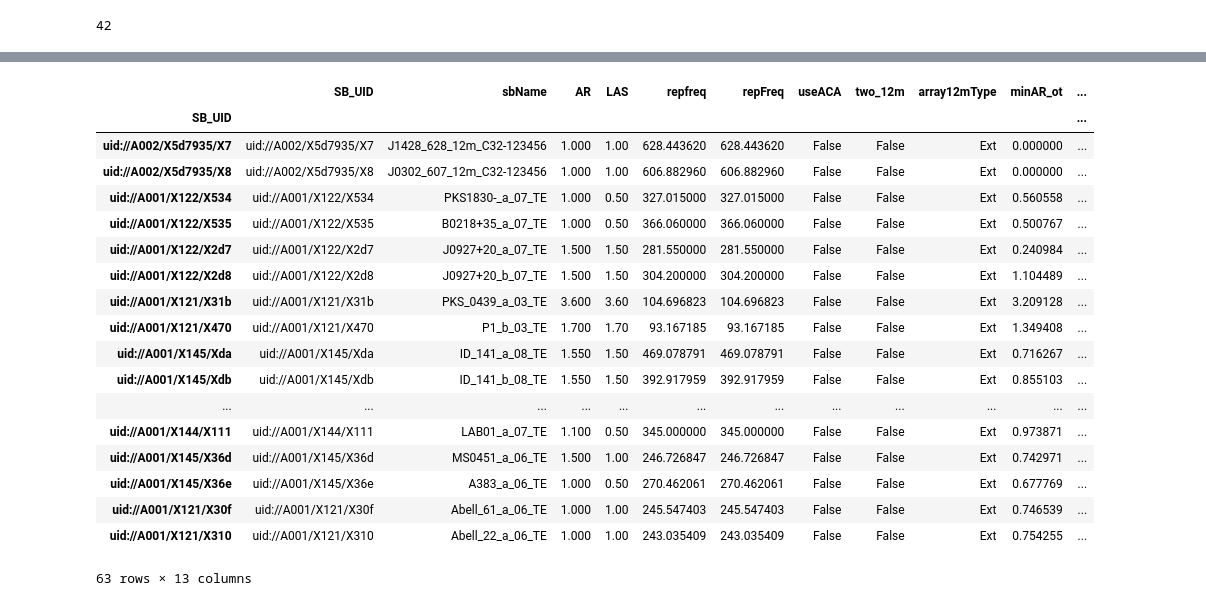
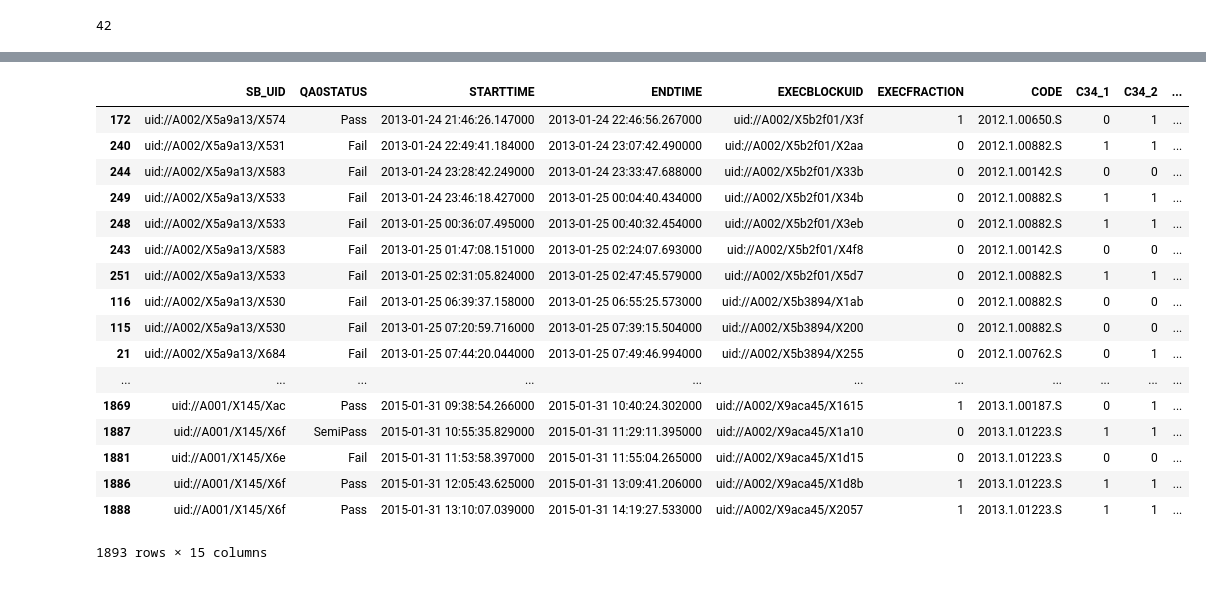
Before and after one commit to itoledoc/notebook, a Jupyter notebook: apa_nb.ipynb, the cells around one changed output, grey strips where cells are left out. Cells and saved outputs as stored; diff of their text form; code cells hidden in the pictures.

```diff
--- a/apa_nb.ipynb
+++ b/apa_nb.ipynb
@@ -118,7 +92,3 @@ dtype: object
 # %%
-check = pd.merge(
-    datas.summary_sb.query('phase == "II" and array == "TWELVE-M"'),
-    datas.sciencegoals[['SG_ID', 'useACA', 'isPointSource', 'two_12m']],
-    on='SG_ID',how='left').sort('SG_ID')[
-      ['sbName','AR', 'LAS', 'useACA','two_12m', 'repfreq', 'minArrayAR', 'maxArrayAR', 'AR100GHz', 'LAS100GHz', 'minArrayAR100GHz',
-       'maxArrayAR100GHz', 'array12mType', 'isPointSource', 'C34_1','C34_2','C34_3','C34_4','C34_5','C34_6','C34_7']]
+phaseii = datas.summary_sb.query('phase == "II" and array == "TWELVE-M"')[
+    ['SB_UID','CODE','C34_1','C34_2','C34_3','C34_4','C34_5','C34_6','C34_7']]
@@ -192,22 +95,25 @@ py.ylabel('Array AR [100GHz]')
-# %%
-ardf.query('LAS and LAS != 0')
-# %% [output]
-|  | SB_UID | sbName | AR | LAS | repfreq | repFreq | useACA | two_12m | array12mType | minAR_ot | ... |
-| SB_UID |  |  |  |  |  |  |  |  |  |  | ... |
-| uid://A002/X5d7935/X7 | uid://A002/X5d7935/X7 | J1428_628_12m_C32-123456 | 1.000 | 1.00 | 628.443620 | 628.443620 | False | False | Ext | 0.000000 | ... |
-| uid://A002/X5d7935/X8 | uid://A002/X5d7935/X8 | J0302_607_12m_C32-123456 | 1.000 | 1.00 | 606.882960 | 606.882960 | False | False | Ext | 0.000000 | ... |
-| uid://A001/X122/X534 | uid://A001/X122/X534 | PKS1830-_a_07_TE | 1.000 | 0.50 | 327.015000 | 327.015000 | False | False | Ext | 0.560558 | ... |
-| uid://A001/X122/X535 | uid://A001/X122/X535 | B0218+35_a_07_TE | 1.000 | 0.50 | 366.060000 | 366.060000 | False | False | Ext | 0.500767 | ... |
-| uid://A001/X122/X2d7 | uid://A001/X122/X2d7 | J0927+20_a_07_TE | 1.500 | 1.50 | 281.550000 | 281.550000 | False | False | Ext | 0.240984 | ... |
-| uid://A001/X122/X2d8 | uid://A001/X122/X2d8 | J0927+20_b_07_TE | 1.500 | 1.50 | 304.200000 | 304.200000 | False | False | Ext | 1.104489 | ... |
-| uid://A001/X121/X31b | uid://A001/X121/X31b | PKS_0439_a_03_TE | 3.600 | 3.60 | 104.696823 | 104.696823 | False | False | Ext | 3.209128 | ... |
-| uid://A001/X121/X470 | uid://A001/X121/X470 | P1_b_03_TE | 1.700 | 1.70 | 93.167185 | 93.167185 | False | False | Ext | 1.349408 | ... |
-| uid://A001/X145/Xda | uid://A001/X145/Xda | ID_141_a_08_TE | 1.550 | 1.50 | 469.078791 | 469.078791 | False | False | Ext | 0.716267 | ... |
-| uid://A001/X145/Xdb | uid://A001/X145/Xdb | ID_141_b_08_TE | 1.550 | 1.50 | 392.917959 | 392.917959 | False | False | Ext | 0.855103 | ... |
-| ... | ... | ... | ... | ... | ... | ... | ... | ... | ... | ... | ... |
-| uid://A001/X144/X111 | uid://A001/X144/X111 | LAB01_a_07_TE | 1.100 | 0.50 | 345.000000 | 345.000000 | False | False | Ext | 0.973871 | ... |
-| uid://A001/X145/X36d | uid://A001/X145/X36d | MS0451_a_06_TE | 1.500 | 1.00 | 246.726847 | 246.726847 | False | False | Ext | 0.742971 | ... |
-| uid://A001/X145/X36e | uid://A001/X145/X36e | A383_a_06_TE | 1.000 | 0.50 | 270.462061 | 270.462061 | False | False | Ext | 0.677769 | ... |
-| uid://A001/X121/X30f | uid://A001/X121/X30f | Abell_61_a_06_TE | 1.000 | 1.00 | 245.547403 | 245.547403 | False | False | Ext | 0.746539 | ... |
-| uid://A001/X121/X310 | uid://A001/X121/X310 | Abell_22_a_06_TE | 1.000 | 1.00 | 243.035409 | 243.035409 | False | False | Ext | 0.754255 | ... |
-63 rows × 13 columns
+# %%
+exe_history = pd.merge(datas.aqua_execblock, phaseii, on='SB_UID').sort('STARTTIME')
+# %%
+exe_history['EXECTIME'] = exe_history.ENDTIME - exe_history.STARTTIME
+# %%
+exe_history
+# %% [output]
+|  | SB_UID | QA0STATUS | STARTTIME | ENDTIME | EXECBLOCKUID | EXECFRACTION | CODE | C34_1 | C34_2 | ... |
+| 172 | uid://A002/X5a9a13/X574 | Pass | 2013-01-24 21:46:26.147000 | 2013-01-24 22:46:56.267000 | uid://A002/X5b2f01/X3f | 1 | 2012.1.00650.S | 0 | 1 | ... |
+| 240 | uid://A002/X5a9a13/X531 | Fail | 2013-01-24 22:49:41.184000 | 2013-01-24 23:07:42.490000 | uid://A002/X5b2f01/X2aa | 0 | 2012.1.00882.S | 1 | 1 | ... |
+| 244 | uid://A002/X5a9a13/X583 | Fail | 2013-01-24 23:28:42.249000 | 2013-01-24 23:33:47.688000 | uid://A002/X5b2f01/X33b | 0 | 2012.1.00142.S | 0 | 0 | ... |
+| 249 | uid://A002/X5a9a13/X533 | Fail | 2013-01-24 23:46:18.427000 | 2013-01-25 00:04:40.434000 | uid://A002/X5b2f01/X34b | 0 | 2012.1.00882.S | 1 | 1 | ... |
+| 248 | uid://A002/X5a9a13/X533 | Fail | 2013-01-25 00:36:07.495000 | 2013-01-25 00:40:32.454000 | uid://A002/X5b2f01/X3eb | 0 | 2012.1.00882.S | 1 | 1 | ... |
+| 243 | uid://A002/X5a9a13/X583 | Fail | 2013-01-25 01:47:08.151000 | 2013-01-25 02:24:07.693000 | uid://A002/X5b2f01/X4f8 | 0 | 2012.1.00142.S | 0 | 0 | ... |
+| 251 | uid://A002/X5a9a13/X533 | Fail | 2013-01-25 02:31:05.824000 | 2013-01-25 02:47:45.579000 | uid://A002/X5b2f01/X5d7 | 0 | 2012.1.00882.S | 1 | 1 | ... |
+| 116 | uid://A002/X5a9a13/X530 | Fail | 2013-01-25 06:39:37.158000 | 2013-01-25 06:55:25.573000 | uid://A002/X5b3894/X1ab | 0 | 2012.1.00882.S | 0 | 0 | ... |
+| 115 | uid://A002/X5a9a13/X530 | Fail | 2013-01-25 07:20:59.716000 | 2013-01-25 07:39:15.504000 | uid://A002/X5b3894/X200 | 0 | 2012.1.00882.S | 0 | 0 | ... |
+| 21 | uid://A002/X5a9a13/X684 | Fail | 2013-01-25 07:44:20.044000 | 2013-01-25 07:49:46.994000 | uid://A002/X5b3894/X255 | 0 | 2012.1.00762.S | 0 | 1 | ... |
+| ... | ... | ... | ... | ... | ... | ... | ... | ... | ... | ... |
+| 1869 | uid://A001/X145/Xac | Pass | 2015-01-31 09:38:54.266000 | 2015-01-31 10:40:24.302000 | uid://A002/X9aca45/X1615 | 1 | 2013.1.00187.S | 0 | 1 | ... |
+| 1887 | uid://A001/X145/X6f | SemiPass | 2015-01-31 10:55:35.829000 | 2015-01-31 11:29:11.395000 | uid://A002/X9aca45/X1a10 | 0 | 2013.1.01223.S | 1 | 1 | ... |
+| 1881 | uid://A001/X145/X6e | Fail | 2015-01-31 11:53:58.397000 | 2015-01-31 11:55:04.265000 | uid://A002/X9aca45/X1d15 | 0 | 2013.1.01223.S | 0 | 0 | ... |
+| 1886 | uid://A001/X145/X6f | Pass | 2015-01-31 12:05:43.625000 | 2015-01-31 13:09:41.206000 | uid://A002/X9aca45/X1d8b | 1 | 2013.1.01223.S | 1 | 1 | ... |
+| 1888 | uid://A001/X145/X6f | Pass | 2015-01-31 13:10:07.039000 | 2015-01-31 14:19:27.533000 | uid://A002/X9aca45/X2057 | 1 | 2013.1.01223.S | 1 | 1 | ... |
+1893 rows × 15 columns
```
Also changed, not shown: parts of 21 cells of this notebook, 12 other files.
